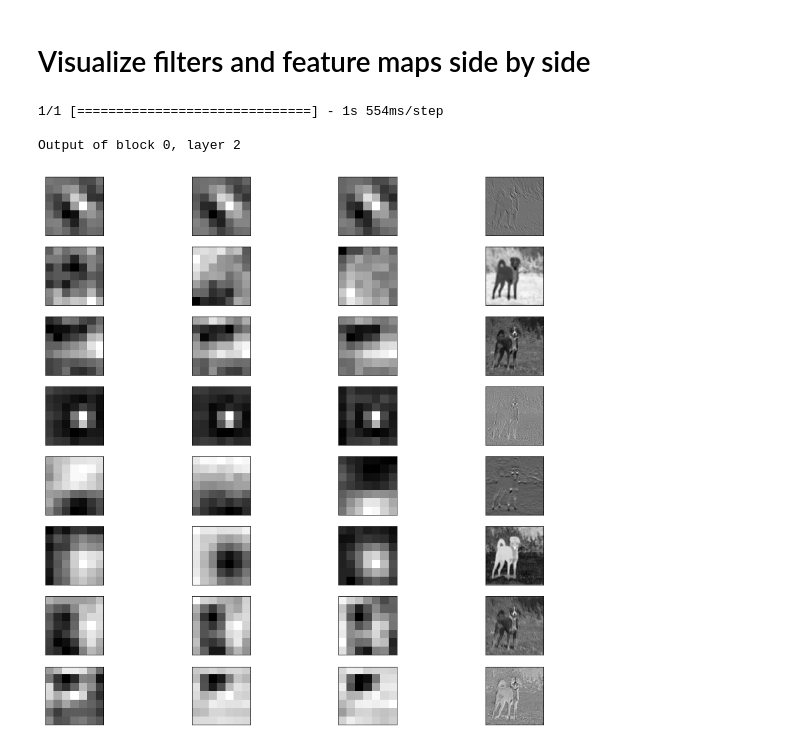
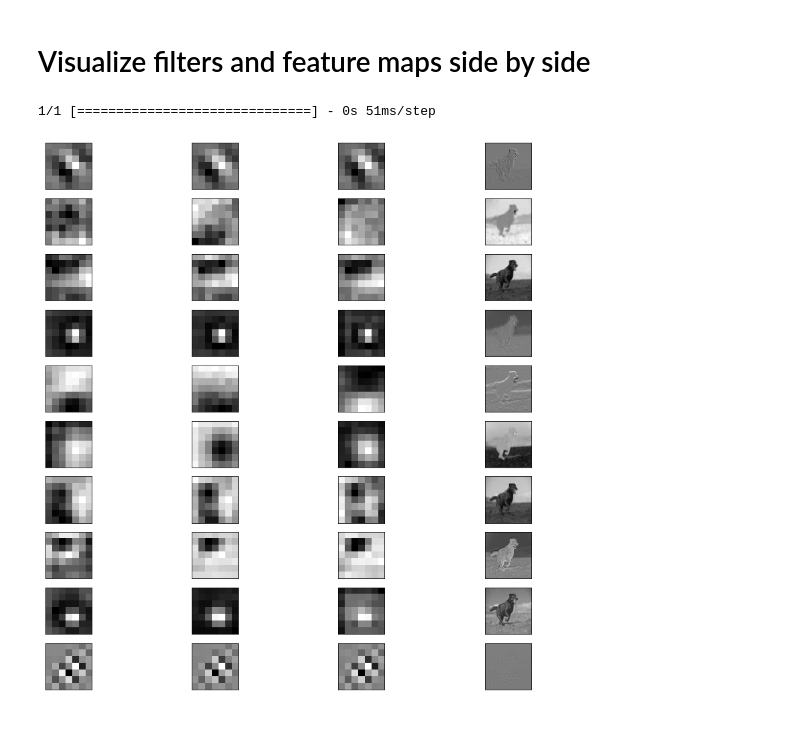
Before and after one commit to alial7621/visualize_filters_FMs, a Jupyter notebook: visualize_filters_FM.ipynb, the cells around one changed output. Saved outputs shown, nothing was run; the diff lists cells and outputs as text; code cells hidden in the pictures.

Commit message:
modified code, got the outputs

```diff
--- a/visualize_filters_FM.ipynb
+++ b/visualize_filters_FM.ipynb
@@ -145,0 +157,7 @@ plt.show()
+# %%
+# redefine model to output right after the first hidden layer
+ixs = [2, 14, 25, 35, 46, 171]
+outputs = [model.layers[i].output for i in ixs]
+multi_output_model = Model(inputs=model.inputs, outputs=outputs)
+# Predict
+feature_maps = predict(multi_output_model, img)
@@ -146,12 +167,4 @@ plt.show()
 # %%
-# redefine model to output right after the first hidden layer
-ixs = [2, 14, 25, 35, 46, 57]
-outputs = [model.layers[i].output for i in ixs]
-model = Model(inputs=model.inputs, outputs=outputs)
-
-# Predict
-feature_maps = model.predict(img)
-
 # plot the output from each block
 square = 8
 
@@ -177,57 +190,44 @@ Output hidden; open in https://colab.research.google.com to view.
 # %% [markdown]
 # Visualize filters and feature maps side by side
 # %%
-# redefine model to output right after the first hidden layer
-ixs = [2, 14, 25, 35, 46, 57]
-outputs = [model.layers[i].output for i in ixs]
-multi_output_model = Model(inputs=model.inputs, outputs=outputs)
+"""We will use the output feature maps from the one layer model"""
+feature_maps = predict(one_layer_model, img)
 
-# Predict
-feature_maps = multi_output_model.predict(img)
-
-# plot the output from each block
-row = 8
+# plot the 10 filters and corresponding output
+row = 10
 column = 4
 
-for idx, fmap in enumerate(feature_maps):
-    # plot all 64 maps in an 8x8 squares
-    ix = 1
-    img_ix = 1
+filters, biases = model.layers[2].get_weights()
+# normalize filter values to 0-1 so we can visualize them
+f_min, f_max = filters.min(), filters.max()
+filters = (filters - f_min) / (f_max - f_min)
 
-    filters, biases = model.layers[ixs[idx]].get_weights()
-    # normalize filter values to 0-1 so we can visualize them
-    f_min, f_max = filters.min(), filters.max()
-    filters = (filters - f_min) / (f_max - f_min)
+plt.figure(figsize=(15, 15))
+ix = 1
 
-    plt.figure(figsize=(15, 15))
-    print(f'\nOutput of block {idx}, layer {ixs[idx]}')
+for img_ix in range(row):
 
-    for _ in range(row):
+    filter = filters[:, :, :, img_ix]
 
-        filter = filters[:, :, :, img_ix-1]
-
-        for j in range(3):
-            # specify subplot and turn of axis
-            ax = plt.subplot(row, column, ix)
-            ax.set_xticks([])
-            ax.set_yticks([])
-            # plot filter channel in grayscale
-            plt.imshow(filter[:, :, j], cmap='gray')
-            ix += 1
-
+    for j in range(3):
         # specify subplot and turn of axis
         ax = plt.subplot(row, column, ix)
         ax.set_xticks([])
         ax.set_yticks([])
         # plot filter channel in grayscale
-        plt.imshow(fmap[0, :, :, img_ix-1], cmap='gray')
-        img_ix += 1
+        plt.imshow(filter[:, :, j], cmap='gray')
         ix += 1
-        # show the figure
 
-    plt.show()
+    # specify subplot and turn of axis
+    ax = plt.subplot(row, column, ix)
+    ax.set_xticks([])
+    ax.set_yticks([])
+    # plot filter channel in grayscale
+    plt.imshow(feature_maps[0, :, :, img_ix], cmap='gray')
+    ix += 1
+
+# show the figure
+plt.show()
 # %% [output]
-1/1 [==============================] - 1s 554ms/step
-
-Output of block 0, layer 2
+1/1 [==============================] - 0s 51ms/step
-[figure, old version]
+[figure, new version]
```
Also changed, not shown: parts of 8 cells of this notebook, 10 other files.
